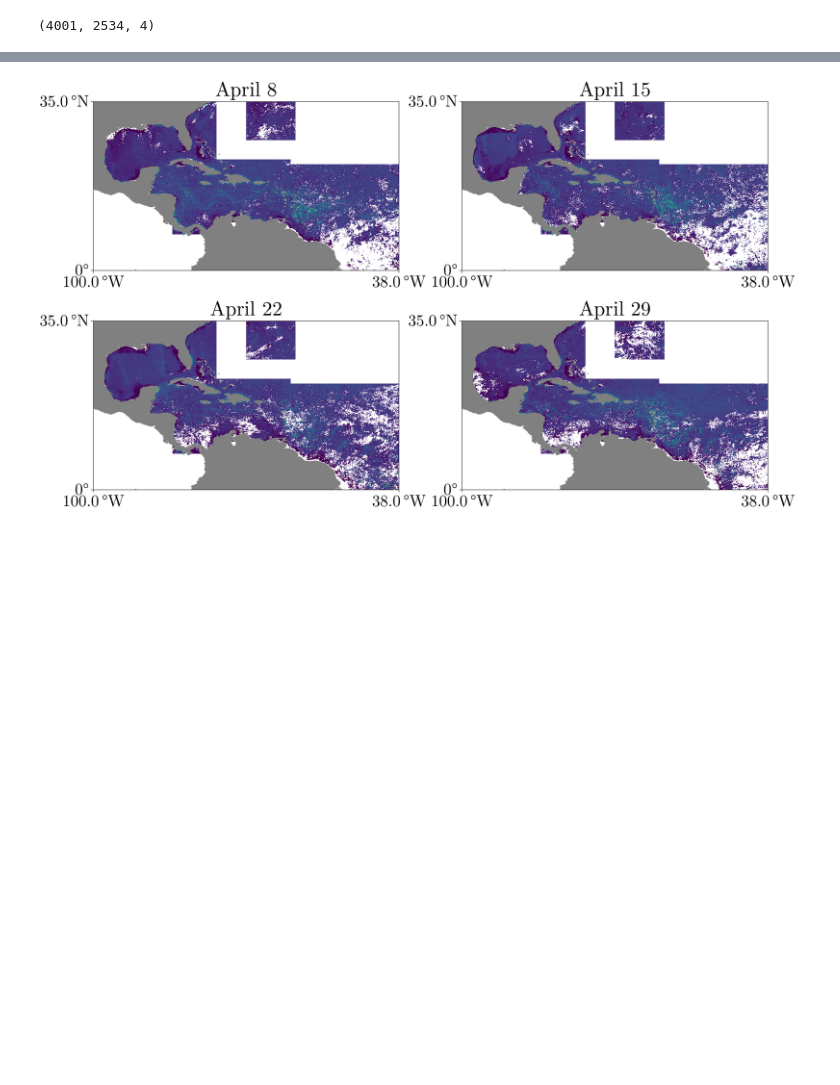
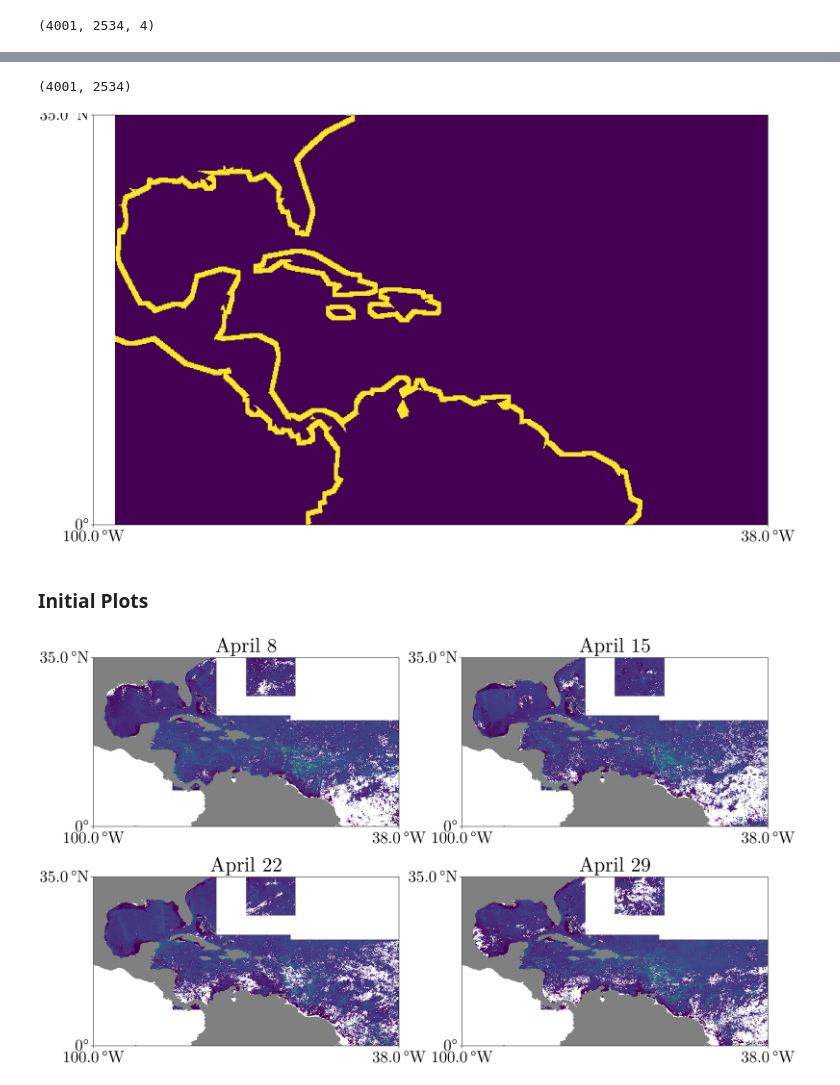
Before and after one commit to 70Gage70/SargassumFromAFAI.jl, a Jupyter notebook: 7day-0.015degree/afai.ipynb, the cells around one changed output, grey strips where cells are left out. Saved outputs shown, nothing was run; the diff lists cells and outputs as text; code cells hidden in the pictures; blank space fills up the shorter version.

Commit message:
make coast

```diff
--- a/7day-0.015degree/afai.ipynb
+++ b/7day-0.015degree/afai.ipynb
@@ -87,3 +94,36 @@ size(afai)
+# %%
+lon_lsm, lat_lsm, lsm = GeoDatasets.landseamask(resolution = 'c', grid = 5)
+lsm[lsm .== 2] .= 1 # lake is not ocean, so it's land
+landseamask_itp = scale(Interpolations.interpolate(lsm, BSpline(Constant())), lon_lsm, lat_lsm)
+landseamask_gridded = [landseamask_itp(lon_i, lat_i) for lon_i in lon, lat_i in lat]
+size(landseamask_gridded)
+# %% [output]
+(4001, 2534)
+# %%
+window_size = 50
+landseamask_gridded_coast = zeros(eltype(landseamask_gridded), size(landseamask_gridded))
+
+for lon_i = 1:size(landseamask_gridded, 1)
+    for lat_i = 1:size(landseamask_gridded, 2)
+        lons = max(1, lon_i - round(Integer, window_size/2)):min(length(lon), lon_i + round(Integer, window_size/2))
+        lats = max(1, lat_i - round(Integer, window_size/2)):min(length(lat), lat_i + round(Integer, window_size/2))
+        if 1.0 in landseamask_gridded[lons, lats]
+            landseamask_gridded_coast[lon_i, lat_i] = 1.0
+        end
+    end
+end
+# %%
+fig = default_fig()
+
+ax = geo_axis(fig[1, 1], title = "", limits = (-100, -38, 0, 35))
+heatmap!(ax, lon, lat, landseamask_gridded_coast, interpolate = false)
+heatmap!(ax, lon, lat, landseamask_gridded_coast - landseamask_gridded, interpolate = false)
+
+fig
+# %% [output]
+[figure, added]
+# %% [markdown]
+### Initial Plots
 # %%
 fig = default_fig()
 
```
Also changed, not shown: parts of 4 cells of this notebook, 4 other files.
